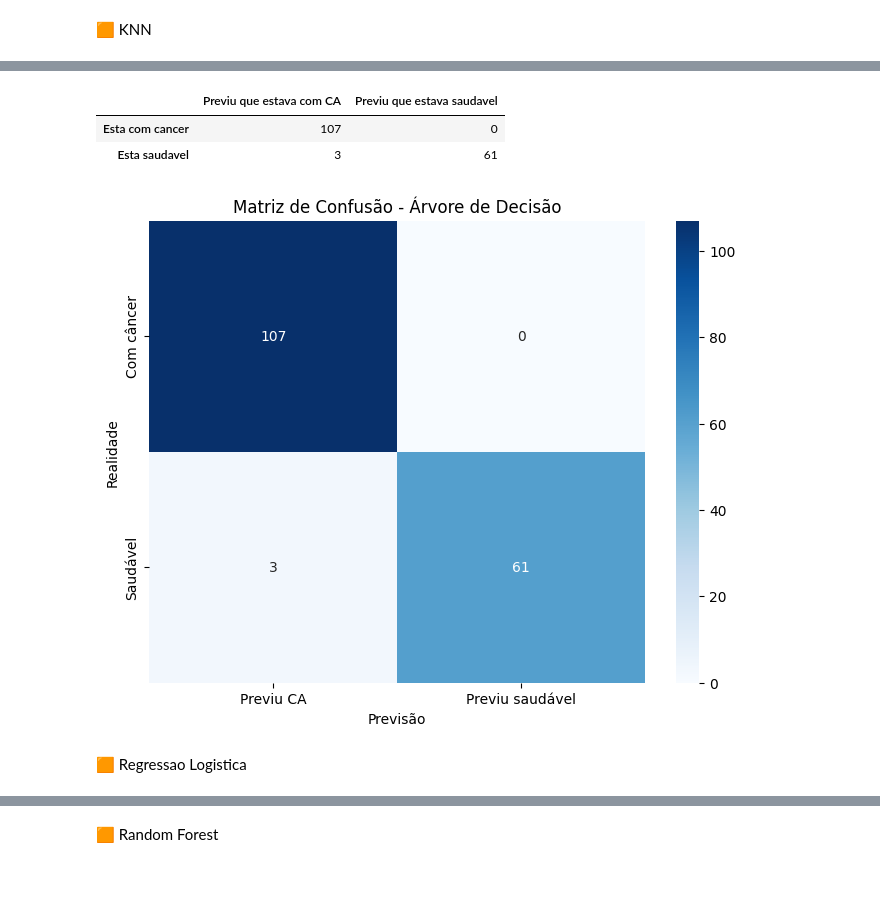
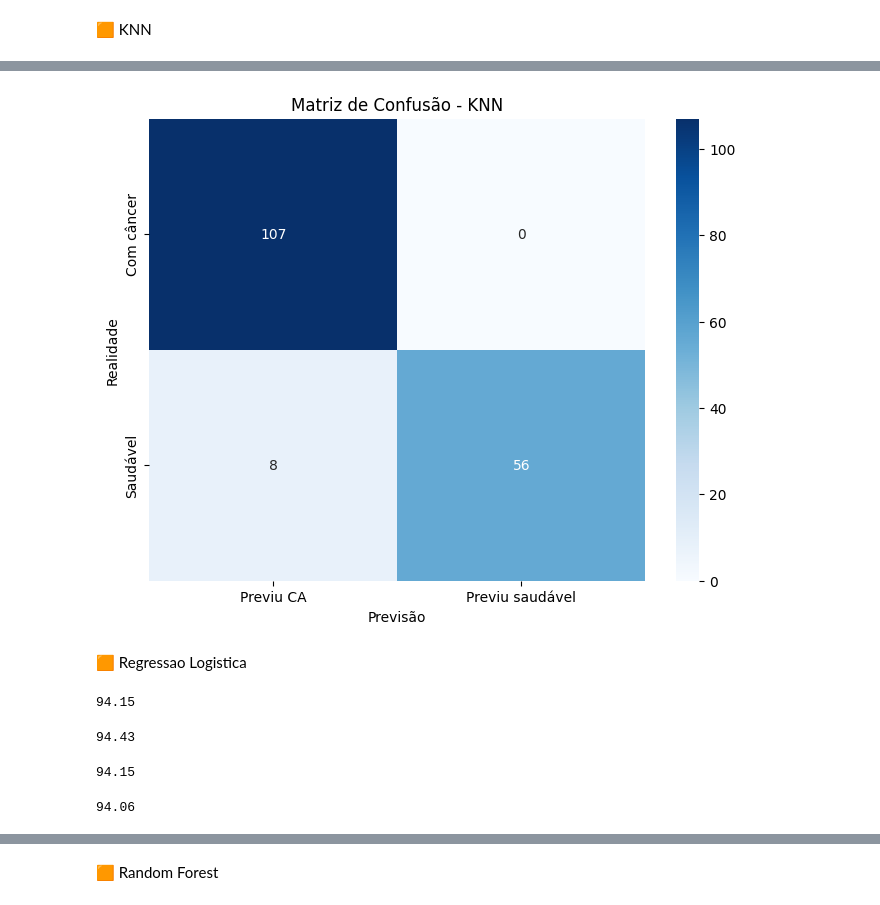
Before and after one commit to Antoniojrsales/Datascience, a Jupyter notebook: Proj_Breastcancer/Aula2_machine_learning_BreastCancer.ipynb, the cells around one changed output, grey strips where cells are left out. Saved outputs shown, nothing was run; the diff lists cells and outputs as text; code cells hidden in the pictures; blank space fills up the shorter version.

```diff
--- a/Proj_Breastcancer/Aula2_machine_learning_BreastCancer.ipynb
+++ b/Proj_Breastcancer/Aula2_machine_learning_BreastCancer.ipynb
@@ -309,23 +405,18 @@ from sklearn.metrics import classification_report, confusion_matrix
 
 con_knn = np.array(confusion_matrix(y_teste, y_pred_knn, labels=[1,0]))
 conf_matrix_knn =pd.DataFrame(con, index=['Esta com cancer', 'Esta saudavel'], columns=['Previu que estava com CA', 'Previu que estava saudavel'])
-conf_matrix_knn
-# %% [output]
-|  | Previu que estava com CA | Previu que estava saudavel |
-| Esta com cancer | 107 | 0 |
-| Esta saudavel | 3 | 61 |
 # %%
 plt.figure(figsize=(8, 6))
 sn.heatmap(con_knn, annot=True, cmap="Blues", fmt="d",
            xticklabels=['Previu CA', 'Previu saudável'],
            yticklabels=['Com câncer', 'Saudável'])
 
-plt.title('Matriz de Confusão - Árvore de Decisão')
+plt.title('Matriz de Confusão - KNN')
 plt.xlabel('Previsão')
 plt.ylabel('Realidade')
 plt.show()
 # %% [output]
-[figure, old version]
+[figure, new version]
 # %% [markdown]
 🟧 Regressao Logistica
 # %%
@@ -337,0 +431,24 @@ logreg.fit(x_treino, y_treino)
+# %%
+#Acuracidade
+accuracy_logreg = accuracy_score(y_teste, y_pred_logreg)
+print(f'{accuracy_logreg * 100:.2f}')
+# %% [output]
+94.15
+# %%
+#Precision
+precision_logreg = precision_score(y_teste, y_pred_logreg, average='weighted')
+print(f'{precision_logreg * 100:.2f}')
+# %% [output]
+94.43
+# %%
+#Recall
+recall_logreg = recall_score(y_teste, y_pred_logreg, average='weighted')
+print(f'{recall_logreg * 100:.2f}')
+# %% [output]
+94.15
+# %%
+#F1-score
+f1_logreg = f1_score(y_teste, y_pred_logreg, average='weighted')
+print(f'{f1_logreg * 100:.2f}')
+# %% [output]
+94.06
```
Also changed, not shown: parts of 26 cells of this notebook, 2 other files.
